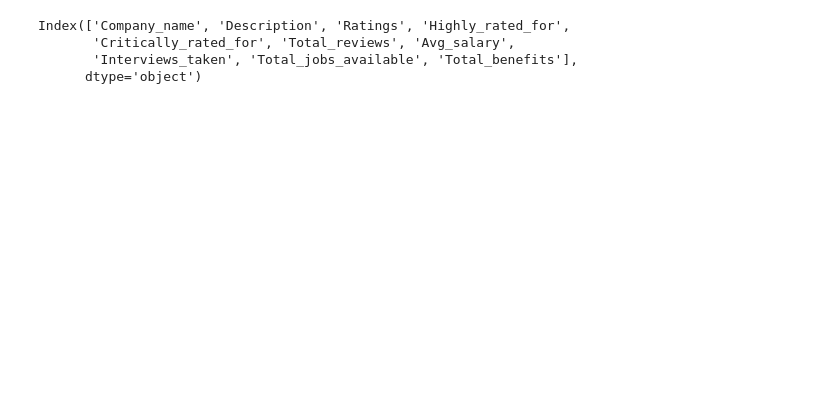
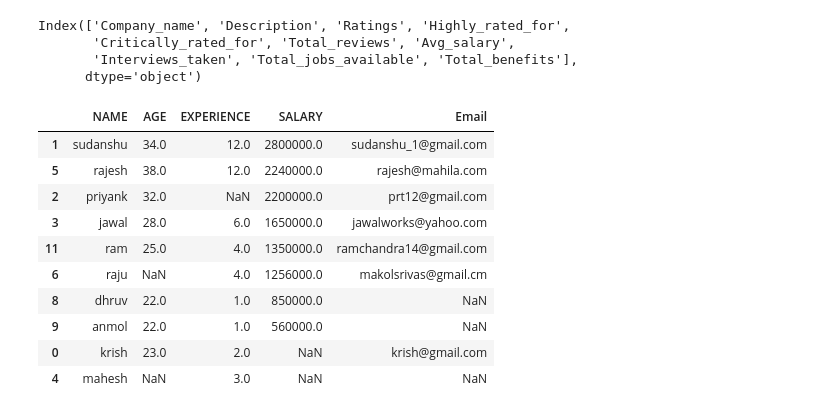
Before and after one commit to ch3AtZ/python, a Jupyter notebook: top10kcompaies1.ipynb, the cells around one changed output. Cells and saved outputs as stored; diff of their text form; code cells hidden in the pictures; blank space fills up the shorter version.

```diff
--- a/top10kcompaies1.ipynb
+++ b/top10kcompaies1.ipynb
@@ -474,3 +468,17 @@ Index(['Company_name', 'Description', 'Ratings', 'Highly_rated_for',
        'Critically_rated_for', 'Total_reviews', 'Avg_salary',
        'Interviews_taken', 'Total_jobs_available', 'Total_benefits'],
       dtype='object')
+# %%
+df2.nlargest(10,'SALARY')
+# %% [output]
+|  | NAME | AGE | EXPERIENCE | SALARY | Email |
+| 1 | sudanshu | 34.0 | 12.0 | 2800000.0 | sudanshu_1@gmail.com |
+| 5 | rajesh | 38.0 | 12.0 | 2240000.0 | rajesh@mahila.com |
+| 2 | priyank | 32.0 | NaN | 2200000.0 | prt12@gmail.com |
+| 3 | jawal | 28.0 | 6.0 | 1650000.0 | jawalworks@yahoo.com |
+| 11 | ram | 25.0 | 4.0 | 1350000.0 | ramchandra14@gmail.com |
+| 6 | raju | NaN | 4.0 | 1256000.0 | makolsrivas@gmail.cm |
+| 8 | dhruv | 22.0 | 1.0 | 850000.0 | NaN |
+| 9 | anmol | 22.0 | 1.0 | 560000.0 | NaN |
+| 0 | krish | 23.0 | 2.0 | NaN | krish@gmail.com |
+| 4 | mahesh | NaN | 3.0 | NaN | NaN |
```
Also changed, not shown: parts of 10 cells of this notebook.
